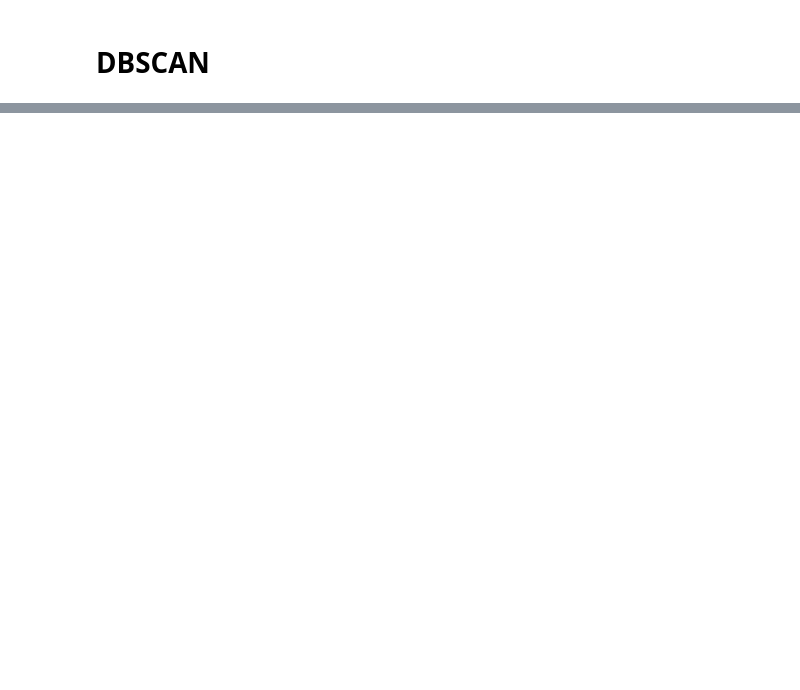
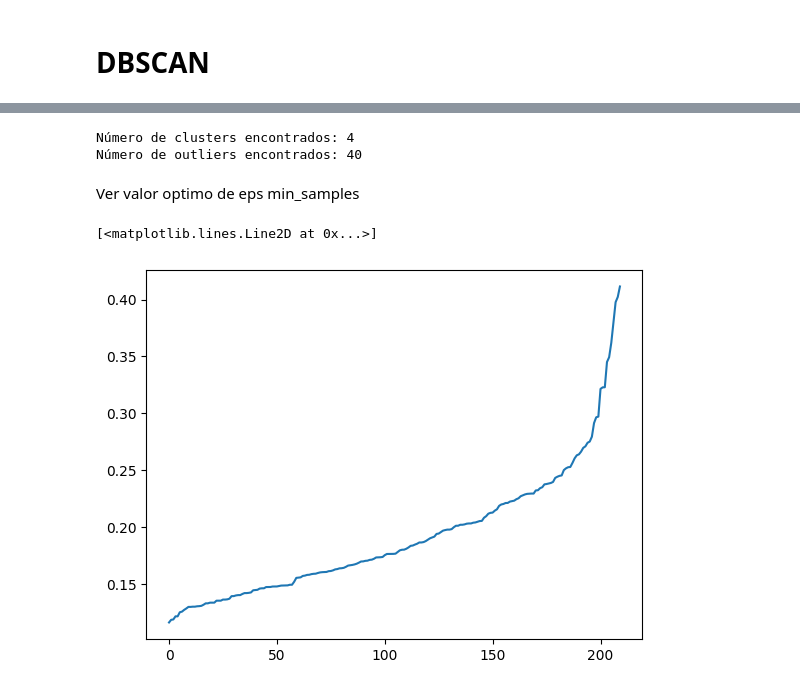
Before and after one commit to 100495699/Clustering_, a Jupyter notebook: Clustering.ipynb, the cells around one changed output, grey strips where cells are left out. Saved outputs shown, nothing was run; the diff lists cells and outputs as text; code cells hidden in the pictures; blank space fills up the shorter version.

```diff
--- a/Clustering.ipynb
+++ b/Clustering.ipynb
@@ -301,2 +328,13 @@ plt.tight_layout();
 # %% [markdown]
 # DBSCAN
+# %%
+# No usar la columna clase
+dataset_dbscan = dataset.copy()
+dataset_dbscan = dataset_dbscan.drop(columns=["clase"])
+# y = dataset["clase"] # Definida en el bloque anterior
+
+# Escalado de datos
+pipeline = Pipeline([
+    ('scaler', MinMaxScaler())
+])
+X_dbscan_scaled = pipeline.fit_transform(dataset_dbscan)
@@ -302,0 +380,27 @@ plt.tight_layout();
+# %%
+n_clusters = len(set(labels)) - (1 if -1 in labels else 0)
+n_noise    = list(labels).count(-1)
+
+print(f'Número de clusters encontrados: {n_clusters}')
+print(f'Número de outliers encontrados: {n_noise}')
+# %% [output]
+Número de clusters encontrados: 4
+Número de outliers encontrados: 40
+# %% [markdown]
+Ver valor optimo de eps min_samples
+# %%
+from sklearn.neighbors import NearestNeighbors
+
+min_samples = 5
+
+# Compute the nearest neighbors
+nn = NearestNeighbors(n_neighbors=min_samples)
+nn.fit(X_dbscan_scaled)
+distances, indices = nn.kneighbors(X_dbscan_scaled)
+
+# Sort the distances
+sorted_distances = np.sort(distances[:, min_samples-1], axis=0)
+plt.plot(sorted_distances)
+# %% [output]
+[<matplotlib.lines.Line2D at 0x...>]
+[figure, added]
```
Also changed, not shown: parts of 8 cells of this notebook.
